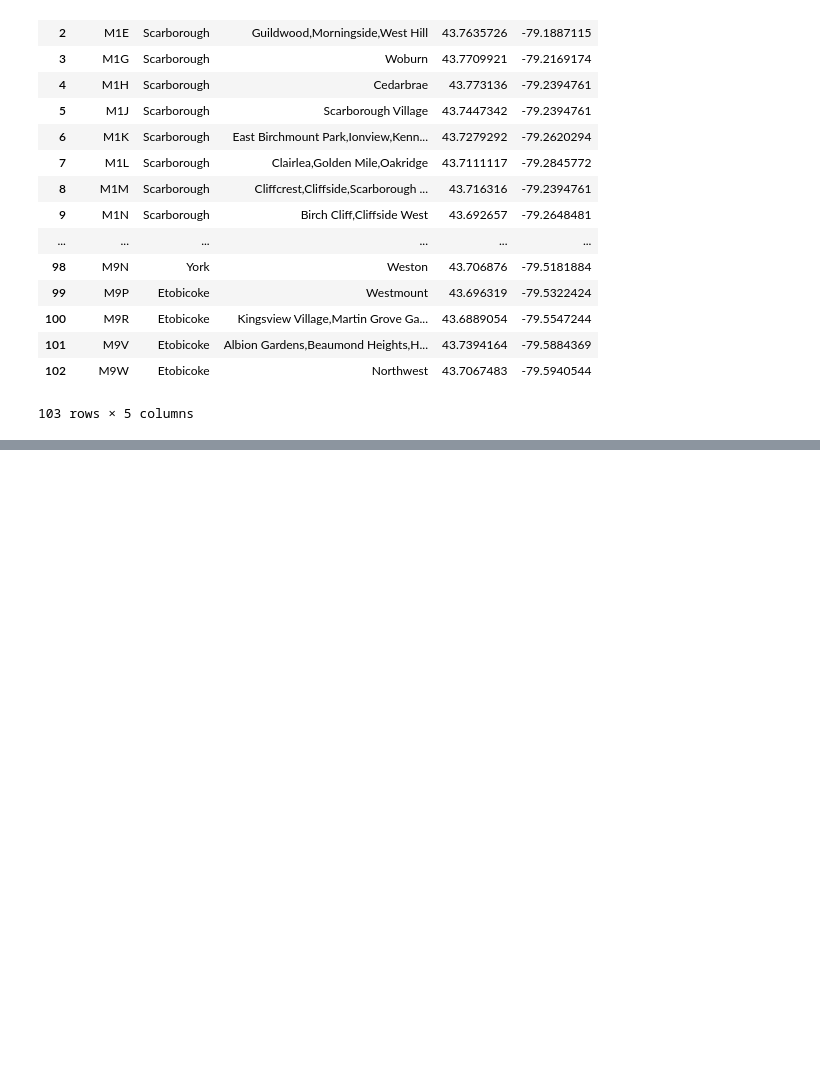
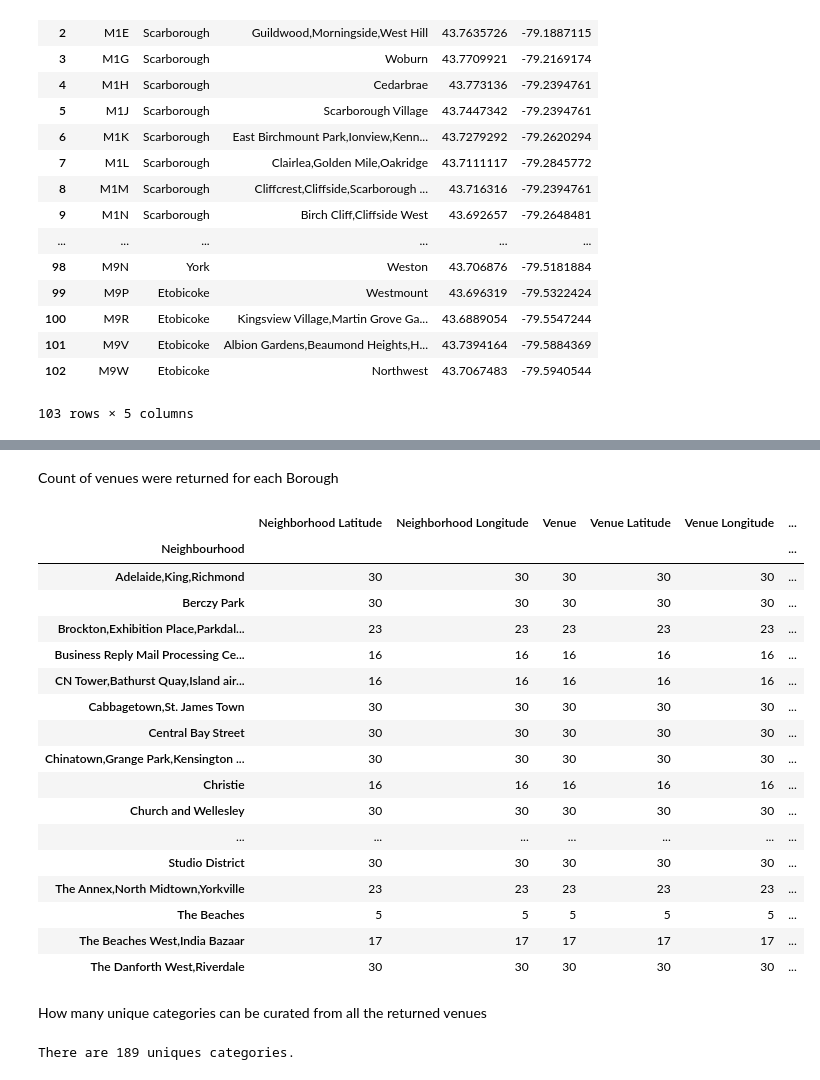
Before and after one commit to chualq/Coursera_Capstone, a Jupyter notebook: Explore, Segment, cluster neighbourhoods.ipynb, the cells around one changed output, grey strips where cells are left out. Saved outputs shown, nothing was run; the diff lists cells and outputs as text; code cells hidden in the pictures; blank space fills up the shorter version.

```diff
--- a/Explore, Segment, cluster neighbourhoods.ipynb
+++ b/Explore, Segment, cluster neighbourhoods.ipynb
@@ -74,7 +89,7 @@ dfr2
 | 103 | M9W | 43.7067483 | -79.5940544 |
 103 rows × 3 columns
 # %%
-data_Toronto = pd.merge(df_grp, dfr2, on='Postcode')
+data_Toronto = pd.merge(df_grp, dfr3, on='Postcode') #merge latitude and longitudes coordinates to table
 # %%
 data_Toronto
 # %% [output]
@@ -98,0 +264,29 @@ data_Toronto
+# %% [markdown]
+Count of venues were returned for each Borough
+# %%
+toronto_venues.groupby('Neighbourhood').count()
+# %% [output]
+|  | Neighborhood Latitude | Neighborhood Longitude | Venue | Venue Latitude | Venue Longitude | ... |
+| Neighbourhood |  |  |  |  |  | ... |
+| Adelaide,King,Richmond | 30 | 30 | 30 | 30 | 30 | ... |
+| Berczy Park | 30 | 30 | 30 | 30 | 30 | ... |
+| Brockton,Exhibition Place,Parkdal... | 23 | 23 | 23 | 23 | 23 | ... |
+| Business Reply Mail Processing Ce... | 16 | 16 | 16 | 16 | 16 | ... |
+| CN Tower,Bathurst Quay,Island air... | 16 | 16 | 16 | 16 | 16 | ... |
+| Cabbagetown,St. James Town | 30 | 30 | 30 | 30 | 30 | ... |
+| Central Bay Street | 30 | 30 | 30 | 30 | 30 | ... |
+| Chinatown,Grange Park,Kensington ... | 30 | 30 | 30 | 30 | 30 | ... |
+| Christie | 16 | 16 | 16 | 16 | 16 | ... |
+| Church and Wellesley | 30 | 30 | 30 | 30 | 30 | ... |
+| ... | ... | ... | ... | ... | ... | ... |
+| Studio District | 30 | 30 | 30 | 30 | 30 | ... |
+| The Annex,North Midtown,Yorkville | 23 | 23 | 23 | 23 | 23 | ... |
+| The Beaches | 5 | 5 | 5 | 5 | 5 | ... |
+| The Beaches West,India Bazaar | 17 | 17 | 17 | 17 | 17 | ... |
+| The Danforth West,Riverdale | 30 | 30 | 30 | 30 | 30 | ... |
+# %% [markdown]
+How many unique categories can be curated from all the returned venues
+# %%
+print('There are {} uniques categories.'.format(len(toronto_venues['Venue Category'].unique())))
+# %% [output]
+There are 189 uniques categories.
```
Also changed, not shown: parts of 27 cells of this notebook.
